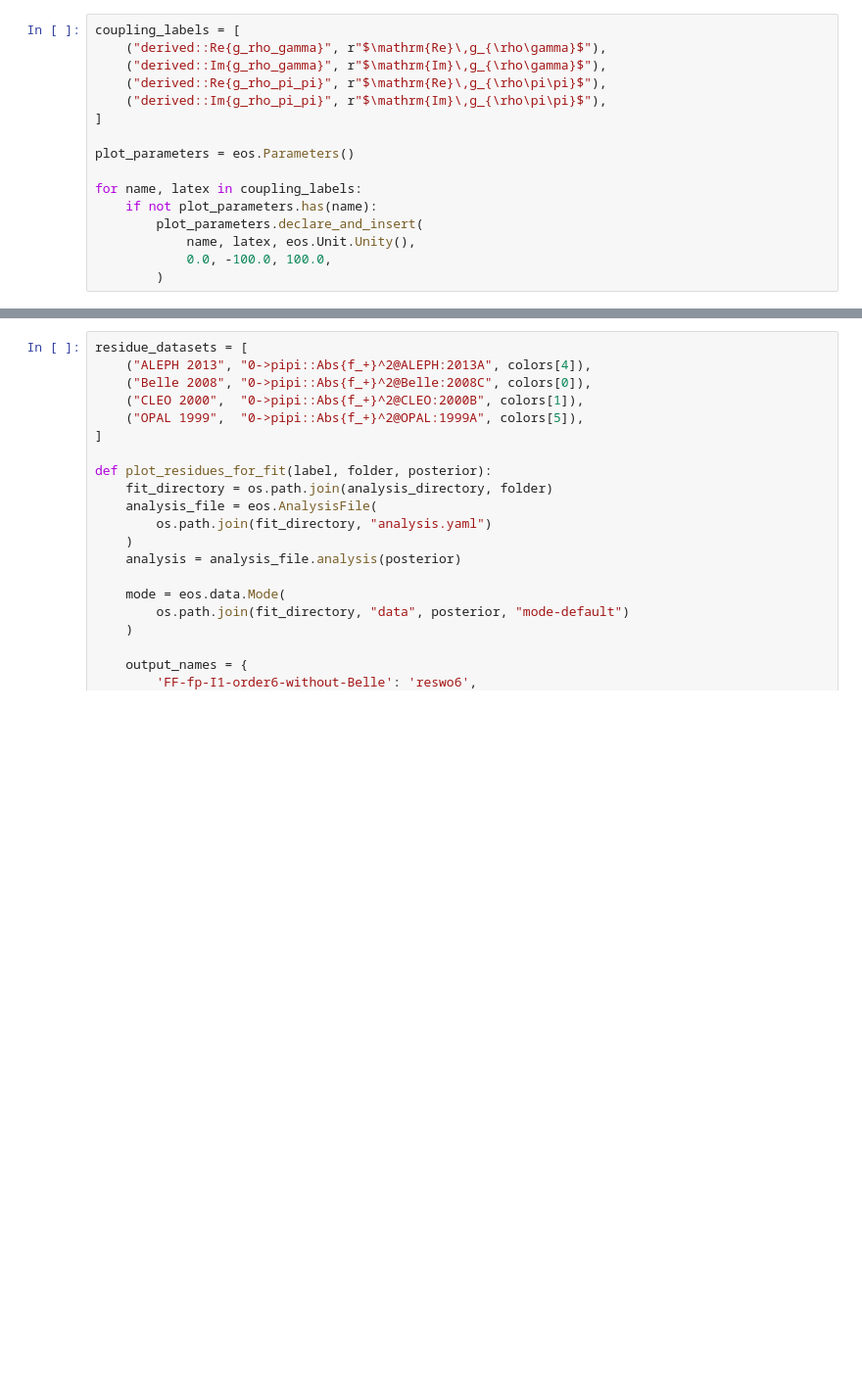
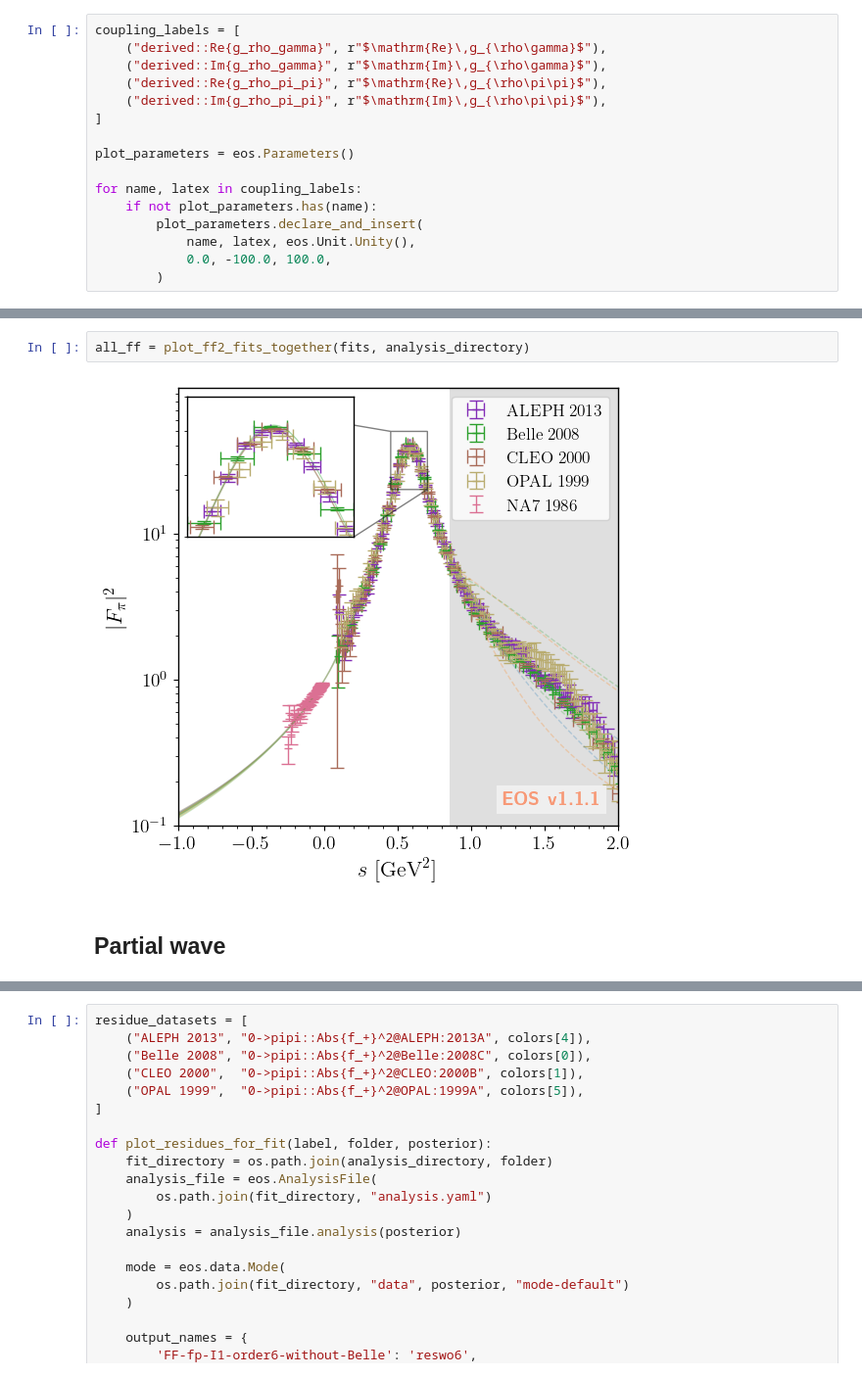
Before and after one commit to Fenoon/analysis, a Jupyter notebook: paper-plots.ipynb, the cells around one changed output, grey strips where cells are left out. Shown at 98% size. Drawn from its saved outputs; the diff is of its cells as text; blank space fills up the shorter version.

```diff
--- a/paper-plots.ipynb
+++ b/paper-plots.ipynb
@@ -445,3 +910,9 @@ ff_figures = plot_ff2_fits(fits, analysis_directory)
+# %%
+all_ff = plot_ff2_fits_together(fits, analysis_directory)
+# %% [output]
+[figure, added]
+# %% [markdown]
+## Partial wave
 # %%
 def plot_t11_fits(fits, analysis_directory):
     figures = {}
```
Also changed, not shown: parts of 38 cells of this notebook.
